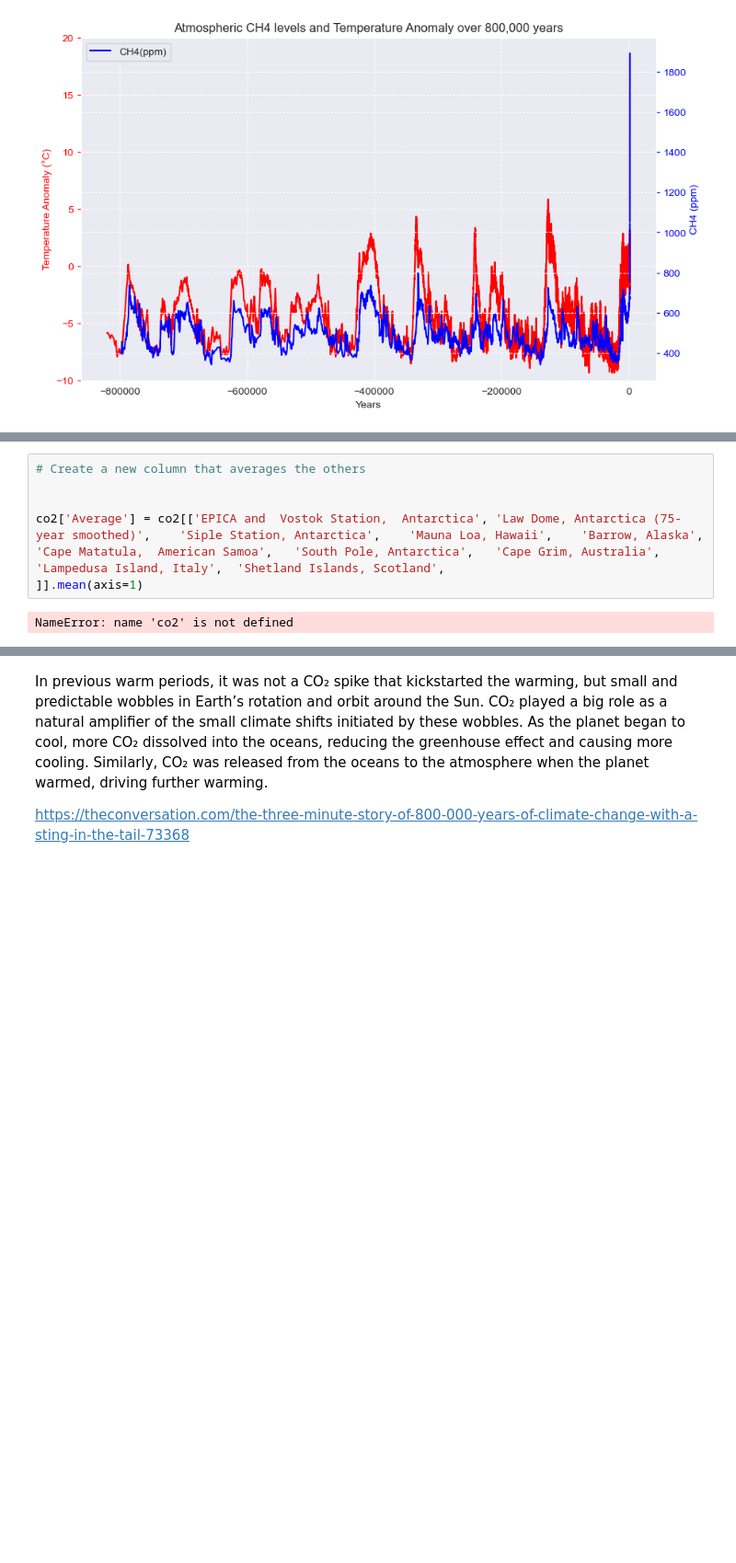
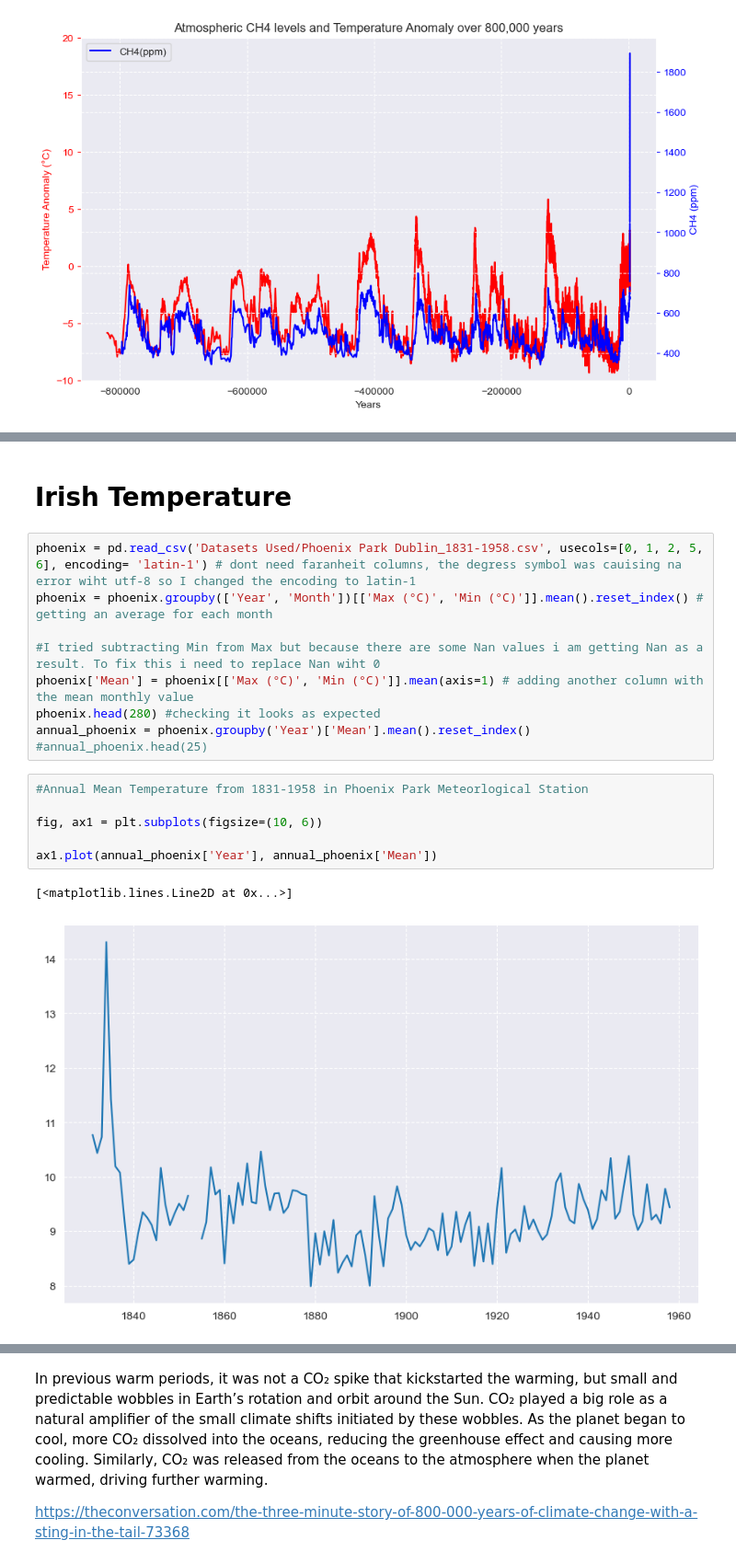
Before and after one commit to Kevin002023/PFDA--Climate-Project, a Jupyter notebook: PFDA-Project-2.ipynb, the cells around one changed output, grey strips where cells are left out. Shown at 92% size. Drawn from its saved outputs; the diff is of its cells as text; blank space fills up the shorter version.

Commit message:
Irish temp anomaly

```diff
--- a/PFDA-Project-2.ipynb
+++ b/PFDA-Project-2.ipynb
@@ -700,9 +700,21 @@ methane.tail(100)
 100 rows × 5 columns
-# %%
-# Create a new column that averages the others
-
-
-co2['Average'] = co2[['EPICA and  Vostok Station,  Antarctica',	'Law Dome, Antarctica (75-year smoothed)',	'Siple Station, Antarctica',	'Mauna Loa, Hawaii',	'Barrow, Alaska',	'Cape Matatula,  American Samoa',	'South Pole, Antarctica',	'Cape Grim, Australia',	'Lampedusa Island, Italy',	'Shetland Islands, Scotland',
-]].mean(axis=1)
-# %% [output]
-NameError: name 'co2' is not defined
+# %% [markdown]
+# Irish Temperature
+# %%
+phoenix = pd.read_csv('Datasets Used/Phoenix Park Dublin_1831-1958.csv', usecols=[0, 1, 2, 5, 6], encoding= 'latin-1') # dont need faranheit columns, the degress symbol was cauising na error wiht utf-8 so I changed the encoding to latin-1
+phoenix = phoenix.groupby(['Year', 'Month'])[['Max (°C)', 'Min (°C)']].mean().reset_index() # getting an average for each month
+
+#I tried subtracting Min from Max but because there are some Nan values i am getting Nan as a result. To fix this i need to replace Nan wiht 0
+phoenix['Mean'] = phoenix[['Max (°C)', 'Min (°C)']].mean(axis=1) # adding another column with the mean monthly value
+phoenix.head(280) #checking it looks as expected
+annual_phoenix = phoenix.groupby('Year')['Mean'].mean().reset_index()
+#annual_phoenix.head(25)
+# %%
+#Annual Mean Temperature from 1831-1958 in Phoenix Park Meteorlogical Station
+
+fig, ax1 = plt.subplots(figsize=(10, 6))
+
+ax1.plot(annual_phoenix['Year'], annual_phoenix['Mean'])
+# %% [output]
+[<matplotlib.lines.Line2D at 0x...>]
+[figure, added]
```
Also changed, not shown: parts of 15 cells of this notebook, 3 other files.
